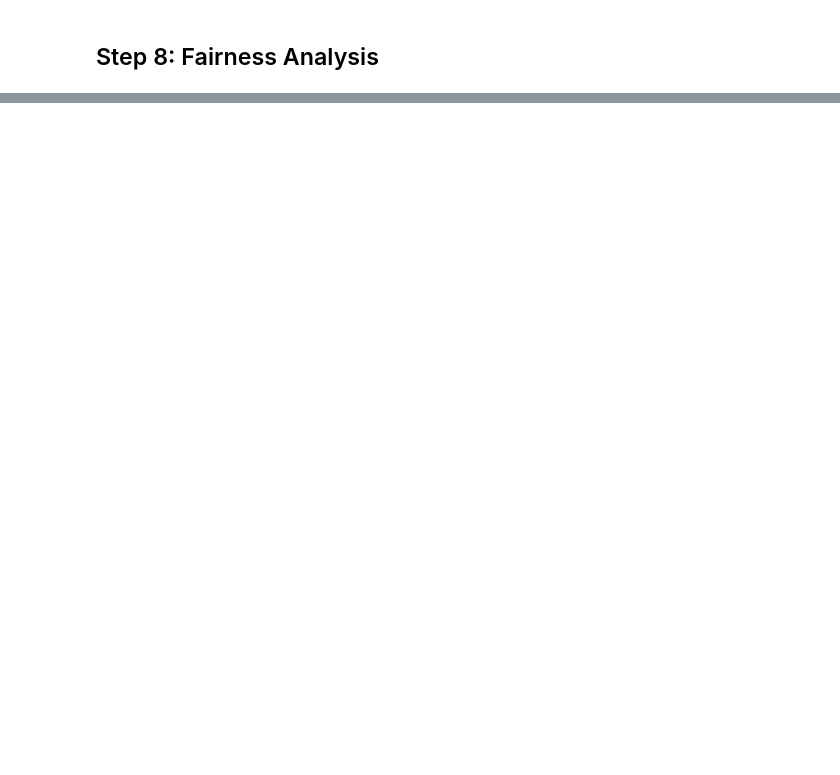
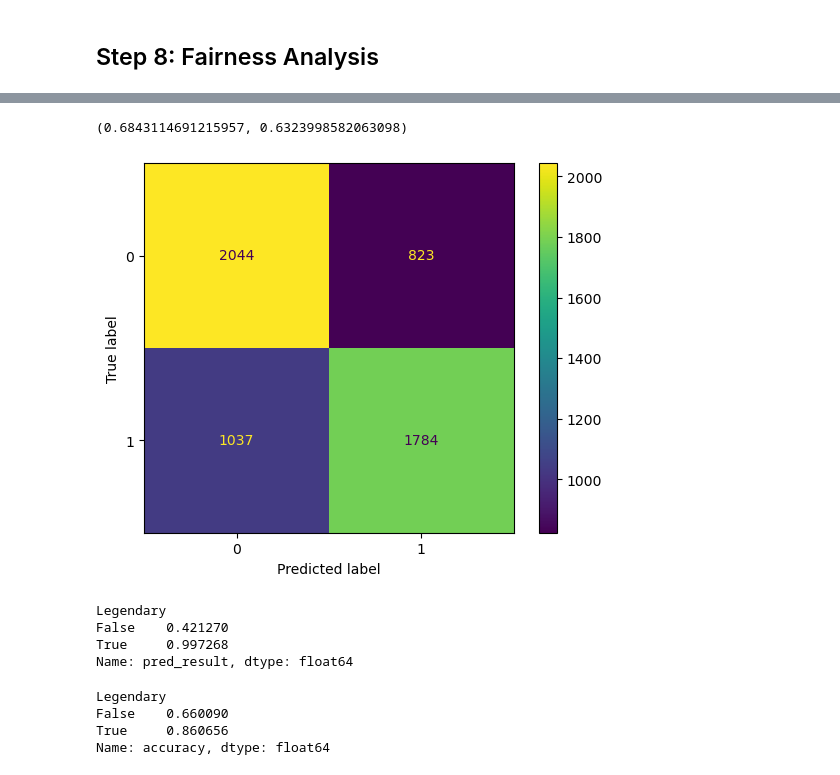
Before and after one commit to OneGrayZ/League-of-Legends-Research-, a Jupyter notebook: template.ipynb, the cells around one changed output, grey strips where cells are left out. Cells and saved outputs as stored; diff of their text form; code cells hidden in the pictures; blank space fills up the shorter version.

```diff
--- a/template.ipynb
+++ b/template.ipynb
@@ -53,0 +463,8 @@ champion_jng.plot.bar(x='champion')
+# %%
+pl = Pipeline([
+    ('preproc', preproc),
+    ('poly', PolynomialFeatures(errs['Test Error'].idxmin())),
+    ('lin_reg', LinearRegression()),
+    ])
+pl.fit(X_train, y_train)
+pl.score(X_train, y_train), improved_model.score(X_test, y_test)
@@ -53,0 +477,10 @@ champion_jng.plot.bar(x='champion')
+# %%
+X1 = pl.named_steps['preproc'].transform(X_train)
+X2 = pl.named_steps['preproc'].transform(X_test)
+# %%
+acc = []
+for d in range(1,21):
+    dt = DecisionTreeClassifier(max_depth=d, criterion='entropy')
+    dt.fit(X1, y_train)
+    acc.append([d, dt.score(X1, y_train), dt.score(X2, y_test)])
+acc
@@ -53,0 +508,4 @@ champion_jng.plot.bar(x='champion')
+# %%
+dt = DecisionTreeClassifier(max_depth=14, criterion='entropy')
+dt.fit(X1, y_train)
+dt.score(X1, y_train), dt.score(X2, y_test)
@@ -57,0 +524,35 @@ champion_jng.plot.bar(x='champion')
+# %%
+from sklearn import metrics
+from sklearn.metrics import ConfusionMatrixDisplay
+ConfusionMatrixDisplay.from_estimator(dt, X2, y_test)
+y_pred = dt.predict(X2)
+precision = metrics.precision_score(y_test, y_pred)
+recall = metrics.recall_score(y_test, y_pred)
+precision, recall
+# %% [output]
+(0.6843114691215957, 0.6323998582063098)
+[figure, added]
+# %%
+results = X_test
+results['true_result'] = y_test
+results['pred_result'] = y_pred
+results['Legendary'] = (results['kills'] >= 8)
+results.groupby('Legendary')['pred_result'].mean()
+# %% [output]
+Legendary
+False    0.421270
+True     0.997268
+Name: pred_result, dtype: float64
+# %%
+compute_accuracy = lambda x: metrics.accuracy_score(x['true_result'], x['pred_result'])
+(
+    results
+    .groupby('Legendary')
+    .apply(compute_accuracy)
+    .rename('accuracy')
+)
+# %% [output]
+Legendary
+False    0.660090
+True     0.860656
+Name: accuracy, dtype: float64
```
Also changed, not shown: parts of 58 cells of this notebook, 1 other file.
